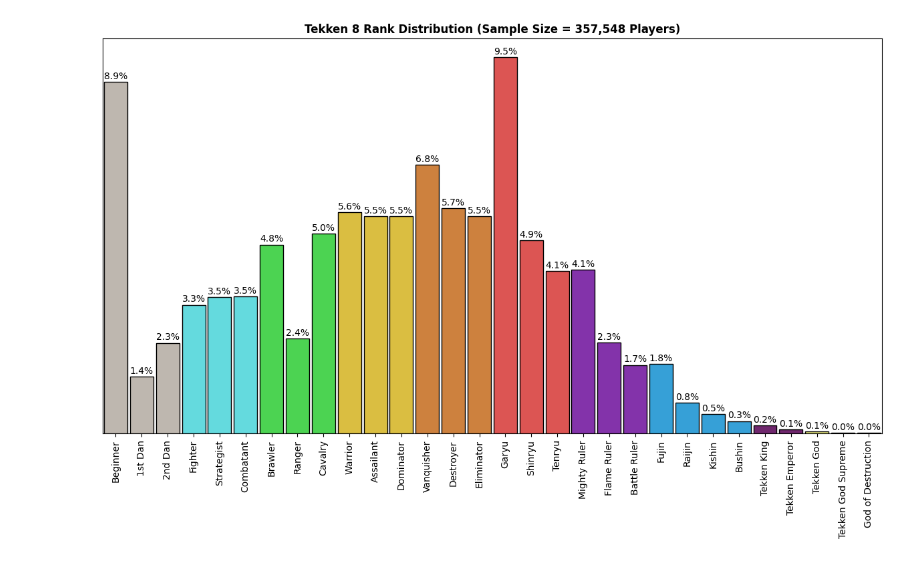
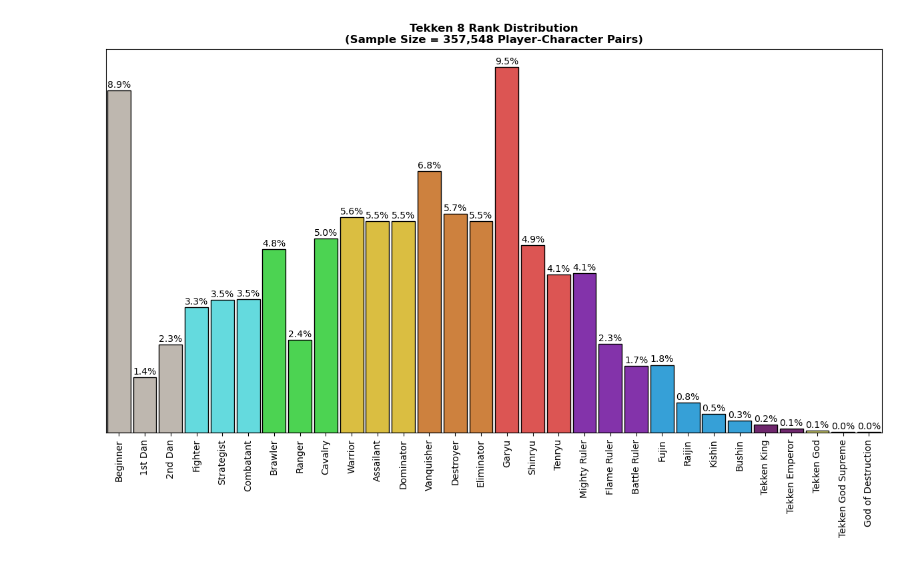
Before and after one commit to DanielRJohnson/Tekken8-Match-Stats, a Jupyter notebook: plotting.ipynb, the cells around one changed output. Drawn from its saved outputs; the diff is of its cells as text; code cells hidden in the pictures.

```diff
--- a/plotting.ipynb
+++ b/plotting.ipynb
@@ -42,15 +50,15 @@ df_player_subset = df_player[(df_player["rank_id"] >= rank_low) & (df_player["ra
 # %%
 plt.gcf().set_size_inches(12, 8)
 plt.gcf().set_dpi(100)
 
-title = f"Tekken 8 Rank Distribution (Sample Size = {len(df_player):,} Player-Character Pairs)"
+title = f"Tekken 8 Rank Distribution\n(Sample Size = {len(df_player):,} Player-Character Pairs)"
 x = "rank_id"
 xlabels = list(dan_names_dict.values())[:-1]
 colors = list(rank_color_dict.values())
 plot_categorical_histogram(df_player, x, xlabels, colors, title,
                            width=1, gap=0.1, legend=False, edgecolor="black")
 # %% [output]
-[figure, old version]
+[figure, new version]
 # %%
 plt.gcf().set_size_inches(12, 8)
 plt.gcf().set_dpi(100)
```
Also changed, not shown: parts of 10 cells of this notebook, 10 other files.
